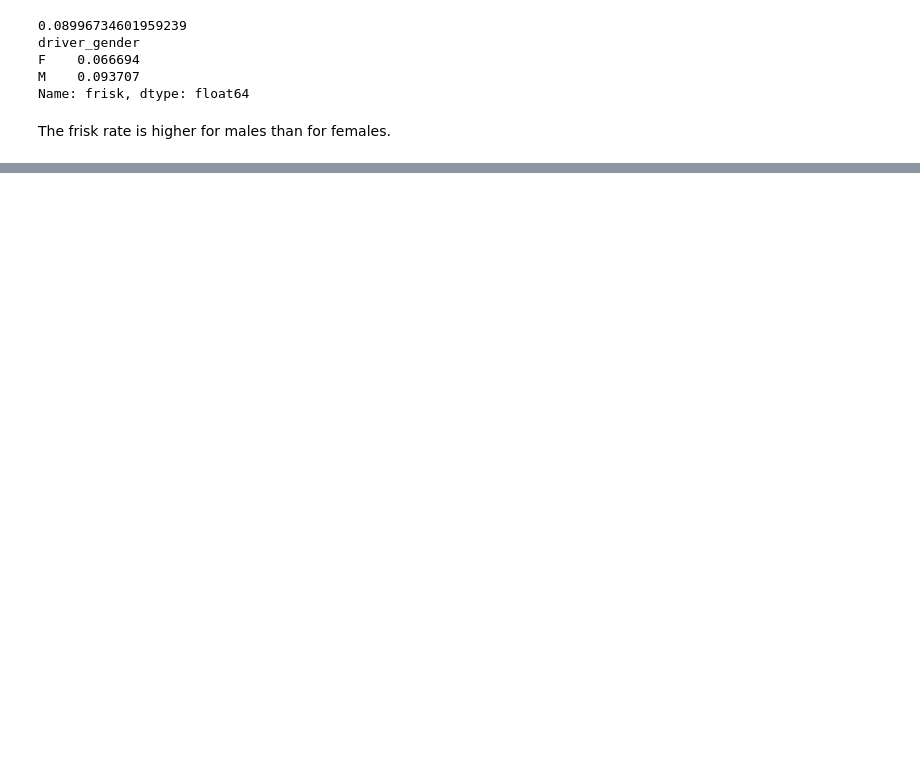
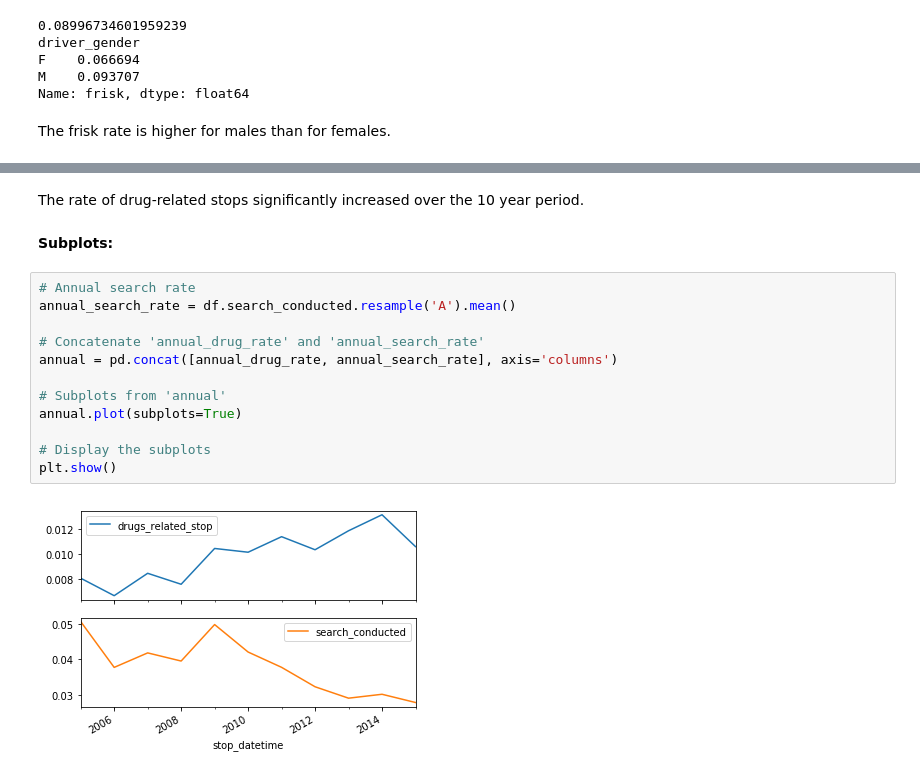
Before and after one commit to kaymal/Data-Analysis-Case-Studies, a Jupyter notebook: Police Activity in Rhode Island.ipynb, the cells around one changed output, grey strips where cells are left out. Saved outputs shown, nothing was run; the diff lists cells and outputs as text; blank space fills up the shorter version.

```diff
--- a/Police Activity in Rhode Island.ipynb
+++ b/Police Activity in Rhode Island.ipynb
@@ -373,0 +447,18 @@ The frisk rate is higher for males than for females.
+# %% [markdown]
+The rate of drug-related stops significantly increased over the 10 year period.
+# %% [markdown]
+**Subplots:**
+# %%
+# Annual search rate
+annual_search_rate = df.search_conducted.resample('A').mean()
+
+# Concatenate 'annual_drug_rate' and 'annual_search_rate'
+annual = pd.concat([annual_drug_rate, annual_search_rate], axis='columns')
+
+# Subplots from 'annual'
+annual.plot(subplots=True)
+
+# Display the subplots
+plt.show()
+# %% [output]
+[figure, added]
```
Also changed, not shown: parts of 38 cells of this notebook.
